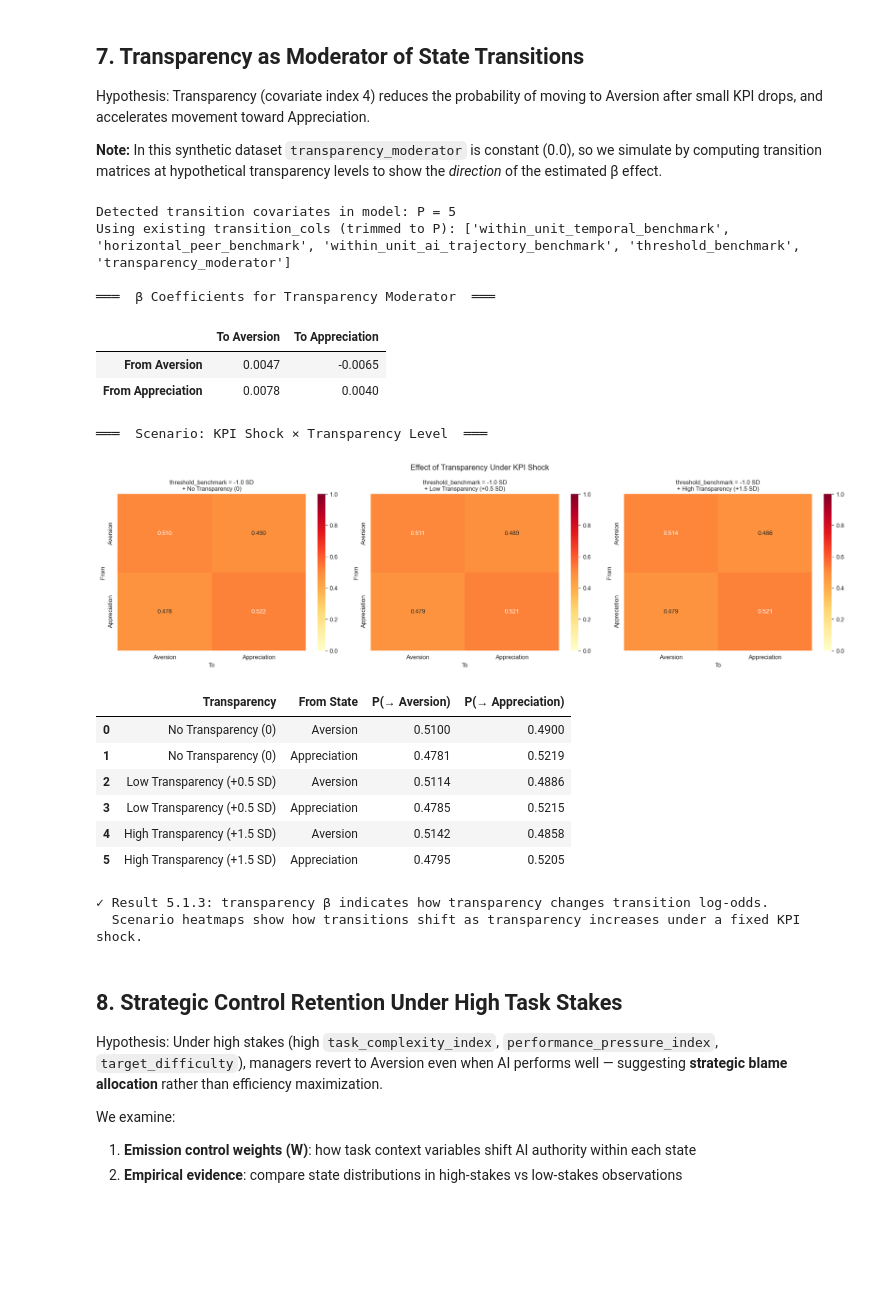
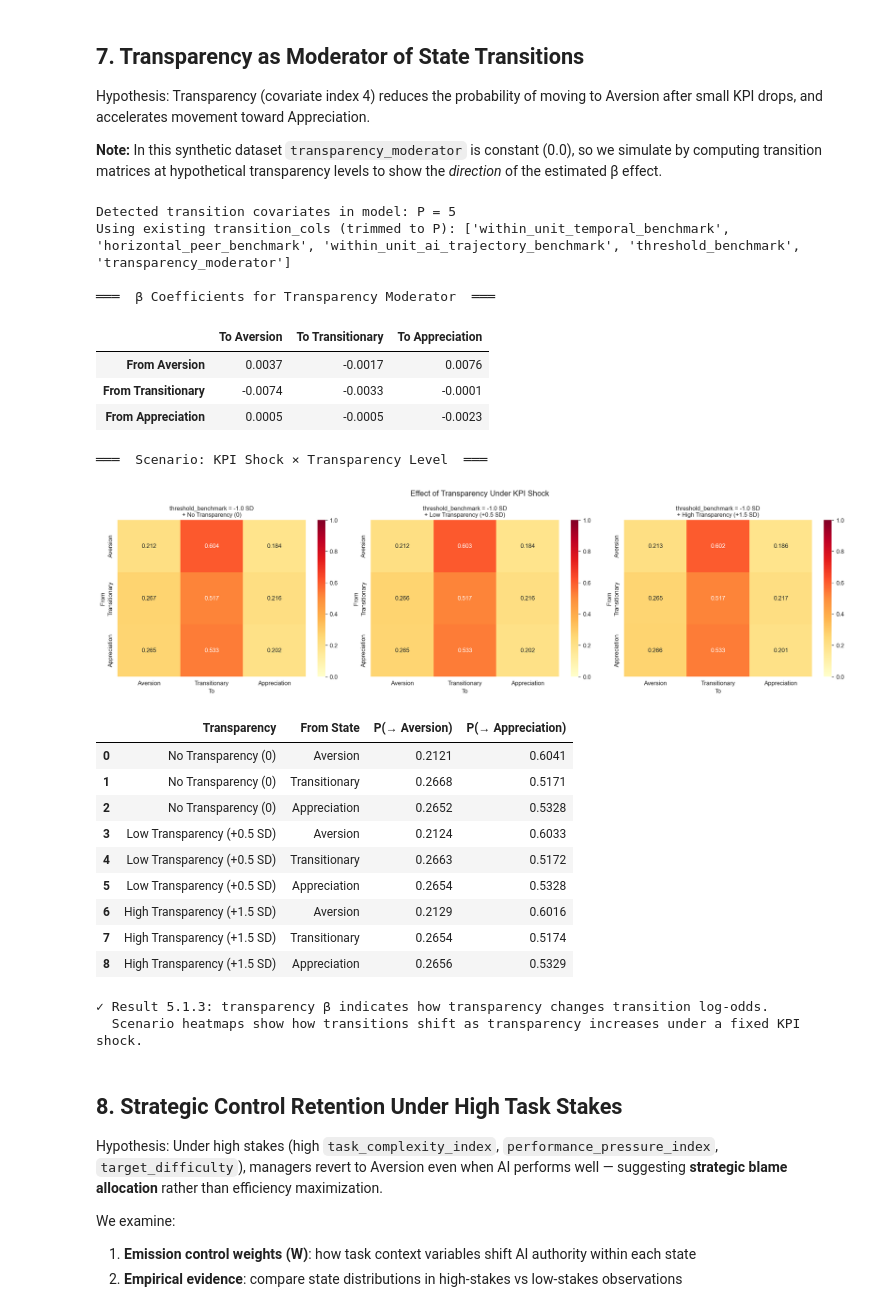
Before and after one commit to kaki1995/Triadic-Human-AI-Delegation, a Jupyter notebook: data_analysis/hmm_3_emissions.ipynb, the cells around one changed output. Drawn from its saved outputs; the diff is of its cells as text; code cells hidden in the pictures; blank space fills up the shorter version.

```diff
--- a/data_analysis/hmm_3_emissions.ipynb
+++ b/data_analysis/hmm_3_emissions.ipynb
@@ -1470,9 +1531,8 @@ plt.show()
 # %%
 # ============================================================
-# 4.2c. Transition matrix heatmap (baseline, at X=0)
+# 4.2c. Transition matrix heatmap (baseline, at X=0) — 3-state version
 #   - Uses your computed label_map + state_order_1idx
-#   - Displays in order: Aversion → Appreciation (per your rule)
-#   - Baseline here means covariates X=0 (after scaling)
+#   - Displays in order: Aversion → Transitionary → Appreciation
 # ============================================================
 
 import numpy as np
@@ -1488,19 +1548,17 @@ best_J = int(best_J_final) if "best_J_final" in globals() else int(best_J)
 # ---- Baseline transition matrix at X=0 ----
 Q_base = np.zeros((best_J, best_J))
 for j in range(best_J):
-    # logits over next-state k
-    logits = best_model.alpha[j]              # beta @ 0 = 0
-    Q_base[j] = softmax(logits)               # row-normalize
+    logits = best_model.alpha[j]
+    Q_base[j] = softmax(logits)
 
-# ---- Display order: Aversion -> Appreciation (from your rule) ----
-# state_order_1idx is 1-indexed, convert to 0-index for array slicing
+# ---- Display order: Aversion → Transitionary → Appreciation ----
 state_display_order = [s - 1 for s in state_order_1idx]
-label_order = [label_map[s] for s in state_order_1idx]     # should be ["Aversion","Appreciation"]
+label_order = [label_map[s] for s in state_order_1idx]
 
 Q_base_ordered = Q_base[np.ix_(state_display_order, state_display_order)]
 
 # ---- Heatmap ----
-fig, ax = plt.subplots(figsize=(6, 5))
+fig, ax = plt.subplots(figsize=(7, 6))
 sns.heatmap(
     Q_base_ordered,
     annot=True,
@@ -1882,11 +1957,9 @@ Hypothesis: Transparency (covariate index 4) reduces the probability of moving t
 **Note:** In this synthetic dataset `transparency_moderator` is constant (0.0), so we simulate by computing transition matrices at hypothetical transparency levels to show the *direction* of the estimated β effect.
 # %%
 # ============================================================
-# 5.1.3  Transparency Moderates Transition Speed (ROBUST + ALIGNS WITH 5.1.2)
-#   - Works even if P_model = 1 (only one transition covariate)
-#   - Uses your label_map + state_order_1idx (Aversion -> Appreciation)
-#   - If "transparency_moderator" is not in the model, it prints a clear warning
-#   - Scenario part only runs if the needed covariates exist
+# 5.1.3  Transparency Moderates Transition Speed (3-state version)
+#   - Uses your label_map + state_order_1idx (Aversion → Transitionary → Appreciation)
+#   - If "transparency_moderator" is not in the model, prints a clear warning
 # ============================================================
 
 import numpy as np
@@ -1901,18 +1974,18 @@ assert "label_map" in globals(), "label_map not found. Run STATE LABELING cell f
 assert "state_order_1idx" in globals(), "state_order_1idx not found. Run STATE LABELING cell first."
 
 # Display order (0-index) and labels
-state_display_order_0 = [s - 1 for s in state_order_1idx]      # [aversion_idx0, appreciation_idx0]
-label_order = [label_map[s] for s in state_order_1idx]         # ["Aversion","Appreciation"]
+state_display_order_0 = [s - 1 for s in state_order_1idx]
+label_order = [label_map[s] for s in state_order_1idx]
 
-aversion_idx0 = state_display_order_0[0]
-appreciation_idx0 = state_display_order_0[1]
+aversion_idx0      = state_display_order_0[0]
+transitionary_idx0 = state_display_order_0[1]
+appreciation_idx0  = state_display_order_0[2]
 
 # Infer P from model beta
 beta = best_model.beta
 P_model = beta.shape[2]
 print(f"Detected transition covariates in model: P = {P_model}")
 
-# You should reuse transition_cols from 5.1.2 if it exists; otherwise build it safely.
 if "transition_cols" not in globals():
     transition_cols_full = [
         "within_unit_temporal_benchmark",
@@ -1927,7 +2000,6 @@ if "transition_cols" not in globals():
         transition_cols = transition_cols_full + [f"x_cov_{i}" for i in range(len(transition_cols_full), P_model)]
     print("Transition covariate labels used:", transition_cols)
 else:
-    # trim to model length just in case
     transition_cols = list(transition_cols)[:P_model]
     print("Using existing transition_cols (trimmed to P):", transition_cols)
 
@@ -1942,9 +2014,8 @@ else:
     transp_idx = transition_cols.index("transparency_moderator")
 
     print("\n═══  β Coefficients for Transparency Moderator  ═══\n")
-    transp_beta = best_model.beta[:, :, transp_idx]  # (J,J)
+    transp_beta = best_model.beta[:, :, transp_idx]
 
-    # reorder for display: Aversion -> Appreciation
     transp_beta_ordered = transp_beta[np.ix_(state_display_order_0, state_display_order_0)]
 
     transp_df = pd.DataFrame(
@@ -1955,9 +2026,8 @@ else:
     display(transp_df)
 
     # ------------------------------------------------------------
-    # b) Scenario: (optional) negative KPI shock × transparency levels
+    # b) Scenario: negative KPI shock × transparency levels
     # ------------------------------------------------------------
-    # This part requires BOTH a shock covariate (e.g., threshold_benchmark) AND transparency_moderator.
     shock_name = "threshold_benchmark"
     if shock_name not in transition_cols:
         print(f"\n⚠️ Scenario skipped: '{shock_name}' not in transition_cols.")
@@ -1967,10 +2037,6 @@ else:
 
         print("\n═══  Scenario: KPI Shock × Transparency Level  ═══\n")
 
-        # IMPORTANT:
-        # In your 5.1.2 code you used:
-        #   shock_val = +1 for "Positive" and -1 for "Negative"
-        # Here we follow your original naming but make it explicit:
         shock_val = -1.0  # negative shock = −1 SD (scaled space)
 
         transparency_levels = [
@@ -1979,7 +2045,8 @@ else:
             ("High Transparency (+1.5 SD)", 1.5),
         ]
 
-        fig, axes = plt.subplots(1, len(transparency_levels), figsize=(6 * len(transparency_levels), 5))
+        fig, axes = plt.subplots(1, len(transparency_levels),
+                                  figsize=(7 * len(transparency_levels), 6))
 
         scenario_rows = []
         for ax_idx, (transp_label, transp_val) in enumerate(transparency_levels):
@@ -2006,45 +2073,49 @@ else:
                 vmax=1.0
             )
             axes[ax_idx].set_title(f"{shock_name} = {shock_val:+.1f} SD\n+ {transp_label}", fontsize=10)
             axes[ax_idx].set_xlabel("To")
             axes[ax_idx].set_ylabel("From")
 
-            # Track P(→ Aversion) and P(→ Appreciation) from each FROM state (in ordered display)
             for from_pos, from_label in enumerate(label_order):
                 i0 = state_display_order_0[from_pos]
                 scenario_rows.append({
                     "Transparency": transp_label,
                     "From State": from_label,
                     "P(→ Aversion)": round(float(Q[i0, aversion_idx0]), 4),
+                    "P(→ Transitionary)": round(float(Q[i0, transitionary_idx0]), 4),
                     "P(→ Appreciation)": round(float(Q[i0, appreciation_idx0]), 4),
                 })
 
         plt.suptitle("Effect of Transparency Under KPI Shock", fontsize=13)
         plt.tight_layout()
         plt.show()
 
         scenario_df = pd.DataFrame(scenario_rows)
         display(scenario_df)
 
         print("\n✓ Result 5.1.3: transparency β indicates how transparency changes transition log-odds.")
         print("  Scenario heatmaps show how transitions shift as transparency increases under a fixed KPI shock.")
 # %% [output]
 Detected transition covariates in model: P = 5
 Using existing transition_cols (trimmed to P): ['within_unit_temporal_benchmark', 'horizontal_peer_benchmark', 'within_unit_ai_trajectory_benchmark', 'threshold_benchmark', 'transparency_moderator']
 
 ═══  β Coefficients for Transparency Moderator  ═══
-|  | To Aversion | To Appreciation |
-| From Aversion | 0.0047 | -0.0065 |
-| From Appreciation | 0.0078 | 0.0040 |
+|  | To Aversion | To Transitionary | To Appreciation |
+| From Aversion | 0.0037 | -0.0017 | 0.0076 |
+| From Transitionary | -0.0074 | -0.0033 | -0.0001 |
+| From Appreciation | 0.0005 | -0.0005 | -0.0023 |
 ═══  Scenario: KPI Shock × Transparency Level  ═══
-[figure, old version]
+[figure, new version]
 |  | Transparency | From State | P(→ Aversion) | P(→ Appreciation) |
-| 0 | No Transparency (0) | Aversion | 0.5100 | 0.4900 |
-| 1 | No Transparency (0) | Appreciation | 0.4781 | 0.5219 |
-| 2 | Low Transparency (+0.5 SD) | Aversion | 0.5114 | 0.4886 |
-| 3 | Low Transparency (+0.5 SD) | Appreciation | 0.4785 | 0.5215 |
-| 4 | High Transparency (+1.5 SD) | Aversion | 0.5142 | 0.4858 |
-| 5 | High Transparency (+1.5 SD) | Appreciation | 0.4795 | 0.5205 |
+| 0 | No Transparency (0) | Aversion | 0.2121 | 0.6041 |
+| 1 | No Transparency (0) | Transitionary | 0.2668 | 0.5171 |
+| 2 | No Transparency (0) | Appreciation | 0.2652 | 0.5328 |
+| 3 | Low Transparency (+0.5 SD) | Aversion | 0.2124 | 0.6033 |
+| 4 | Low Transparency (+0.5 SD) | Transitionary | 0.2663 | 0.5172 |
+| 5 | Low Transparency (+0.5 SD) | Appreciation | 0.2654 | 0.5328 |
+| 6 | High Transparency (+1.5 SD) | Aversion | 0.2129 | 0.6016 |
+| 7 | High Transparency (+1.5 SD) | Transitionary | 0.2654 | 0.5174 |
+| 8 | High Transparency (+1.5 SD) | Appreciation | 0.2656 | 0.5329 |
 ✓ Result 5.1.3: transparency β indicates how transparency changes transition log-odds.
   Scenario heatmaps show how transitions shift as transparency increases under a fixed KPI shock.
 # %% [markdown]
```
Also changed, not shown: parts of 20 cells of this notebook, 2 other files.
